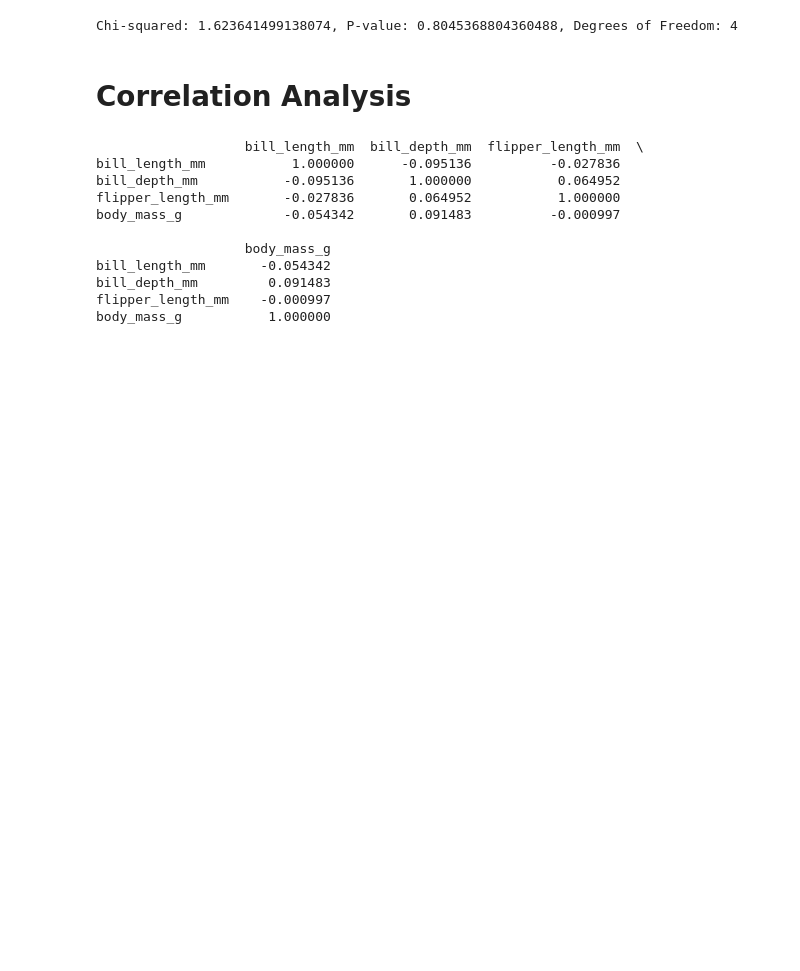
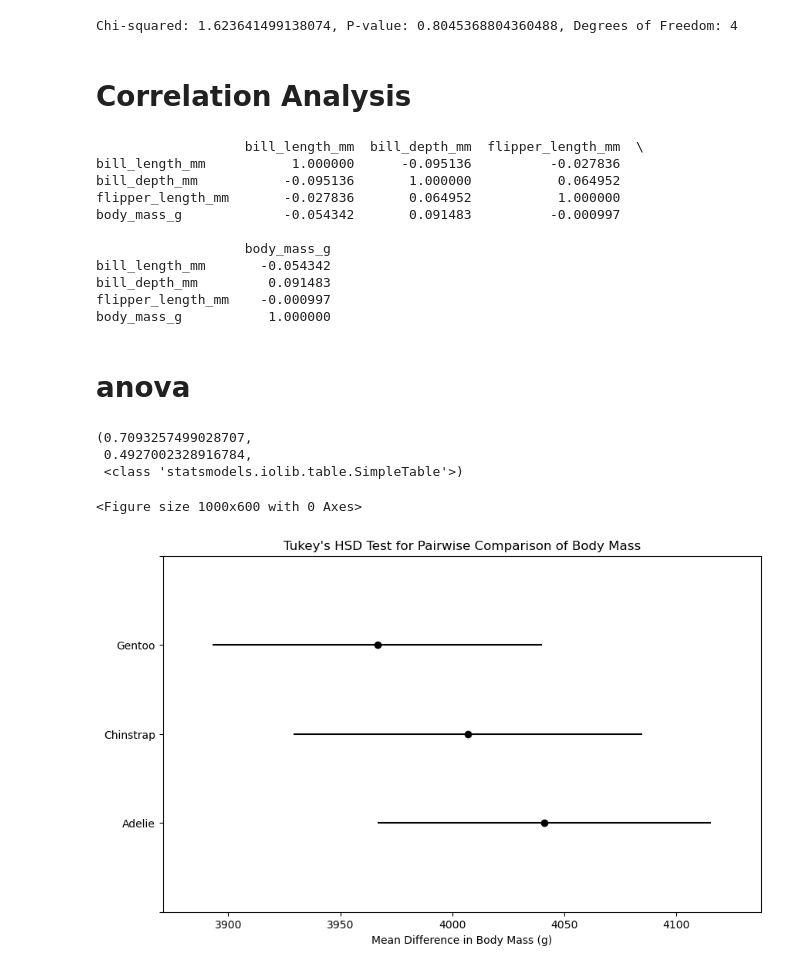
Before and after one commit to keithmmc/dataprojects, a Jupyter notebook: palmer.ipynb, the cells around one changed output. Saved outputs shown, nothing was run; the diff lists cells and outputs as text; code cells hidden in the pictures; blank space fills up the shorter version.

```diff
--- a/palmer.ipynb
+++ b/palmer.ipynb
@@ -252,3 +271,41 @@ bill_length_mm       -0.054342
 bill_depth_mm         0.091483
 flipper_length_mm    -0.000997
 body_mass_g           1.000000
+# %% [markdown]
+# anova
+# %%
+from scipy.stats import f_oneway
+from statsmodels.stats.multicomp import pairwise_tukeyhsd
+
+
+
+# 1. One-Way ANOVA (tests if means among species are significantly different)
+anova_stat, anova_p = f_oneway(
+    penguins[penguins['species'] == 'Adelie']['body_mass_g'],
+    penguins[penguins['species'] == 'Chinstrap']['body_mass_g'],
+    penguins[penguins['species'] == 'Gentoo']['body_mass_g']
+)
+
+# 2. Post-hoc Analysis (Tukey's HSD)
+# Preparing data for post-hoc analysis
+tukey_data = penguins[['body_mass_g', 'species']].dropna()
+
+# Perform Tukey's HSD test
+tukey_result = pairwise_tukeyhsd(endog=tukey_data['body_mass_g'], groups=tukey_data['species'], alpha=0.05)
+
+# Display results
+anova_stat, anova_p, tukey_result.summary()
+# %% [output]
+(0.7093257499028707,
+ 0.4927002328916784,
+ <class 'statsmodels.iolib.table.SimpleTable'>)
+# %%
+# Plotting the results of Tukey's HSD test
+plt.figure(figsize=(10, 6))
+tukey_result.plot_simultaneous()
+plt.title("Tukey's HSD Test for Pairwise Comparison of Body Mass")
+plt.xlabel("Mean Difference in Body Mass (g)")
+plt.show()
+# %% [output]
+<Figure size 1000x600 with 0 Axes>
+[figure, added]
```
Also changed, not shown: parts of 16 cells of this notebook.
